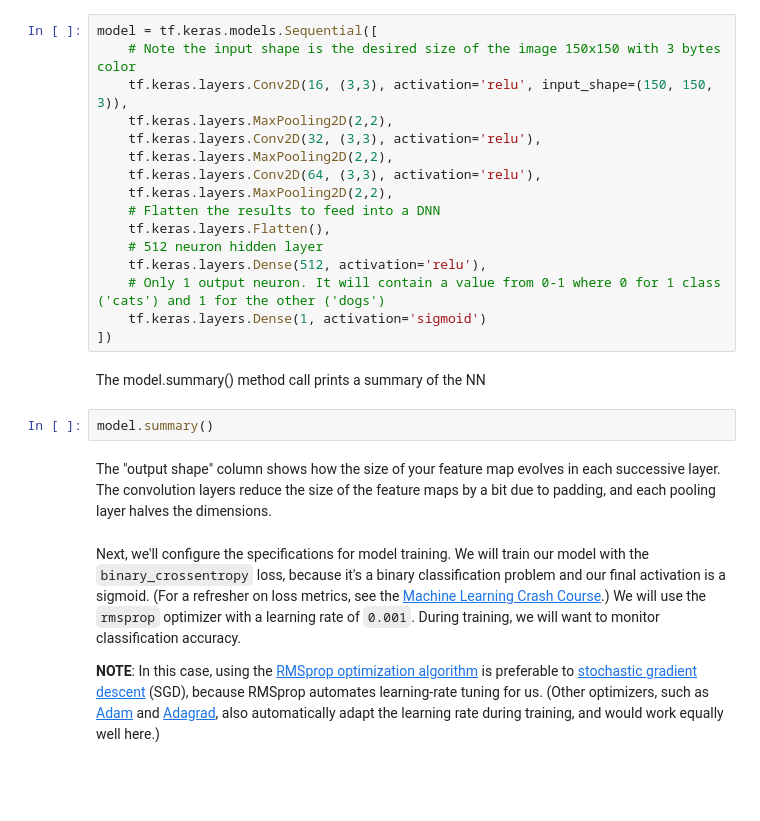
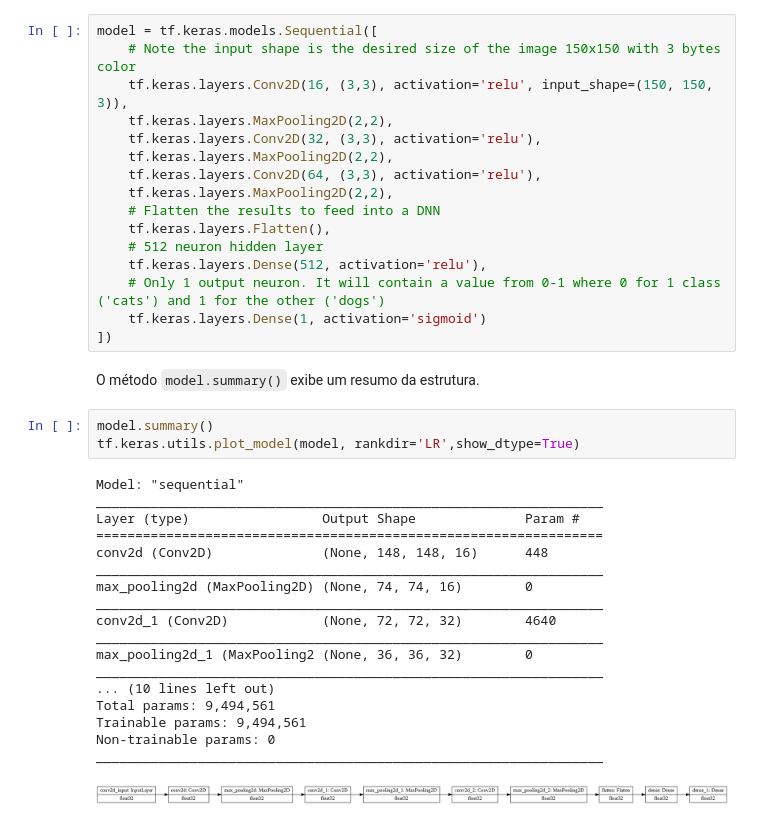
Before and after one commit to jsansao/dlvc, a Jupyter notebook: Licao6_CatOrDog_CNN.ipynb, the cells around one changed output. Cells and saved outputs as stored; diff of their text form; blank space fills up the shorter version.

```diff
--- a/Licao6_CatOrDog_CNN.ipynb
+++ b/Licao6_CatOrDog_CNN.ipynb
@@ -185,13 +188,27 @@ model = tf.keras.models.Sequential([
     # Only 1 output neuron. It will contain a value from 0-1 where 0 for 1 class ('cats') and 1 for the other ('dogs')
     tf.keras.layers.Dense(1, activation='sigmoid')
 ])
-# %% [markdown]
-The model.summary() method call prints a summary of the NN
-# %%
-model.summary()
-# %% [markdown]
-The "output shape" column shows how the size of your feature map evolves in each successive layer. The convolution layers reduce the size of the feature maps by a bit due to padding, and each pooling layer halves the dimensions.
-# %% [markdown]
-Next, we'll configure the specifications for model training. We will train our model with the `binary_crossentropy` loss, because it's a binary classification problem and our final activation is a sigmoid. (For a refresher on loss metrics, see the [Machine Learning Crash Course](https://developers.google.com/machine-learning/crash-course/descending-into-ml/video-lecture).) We will use the `rmsprop` optimizer with a learning rate of `0.001`. During training, we will want to monitor classification accuracy.
-
-**NOTE**: In this case, using the [RMSprop optimization algorithm](https://wikipedia.org/wiki/Stochastic_gradient_descent#RMSProp) is preferable to [stochastic gradient descent](https://developers.google.com/machine-learning/glossary/#SGD) (SGD), because RMSprop automates learning-rate tuning for us. (Other optimizers, such as [Adam](https://wikipedia.org/wiki/Stochastic_gradient_descent#Adam) and [Adagrad](https://developers.google.com/machine-learning/glossary/#AdaGrad), also automatically adapt the learning rate during training, and would work equally well here.)
+# %% [markdown]
+O método `model.summary()` exibe um resumo da estrutura.
+# %%
+model.summary()
+tf.keras.utils.plot_model(model, rankdir='LR',show_dtype=True)
+# %% [output]
+Model: "sequential"
+_________________________________________________________________
+Layer (type)                 Output Shape              Param #
+=================================================================
+conv2d (Conv2D)              (None, 148, 148, 16)      448
+_________________________________________________________________
+max_pooling2d (MaxPooling2D) (None, 74, 74, 16)        0
+_________________________________________________________________
+conv2d_1 (Conv2D)            (None, 72, 72, 32)        4640
+_________________________________________________________________
+max_pooling2d_1 (MaxPooling2 (None, 36, 36, 32)        0
+_________________________________________________________________
+... (10 lines left out)
+Total params: 9,494,561
+Trainable params: 9,494,561
+Non-trainable params: 0
+_________________________________________________________________
+[figure, added]
```
Also changed, not shown: parts of 56 cells of this notebook.
